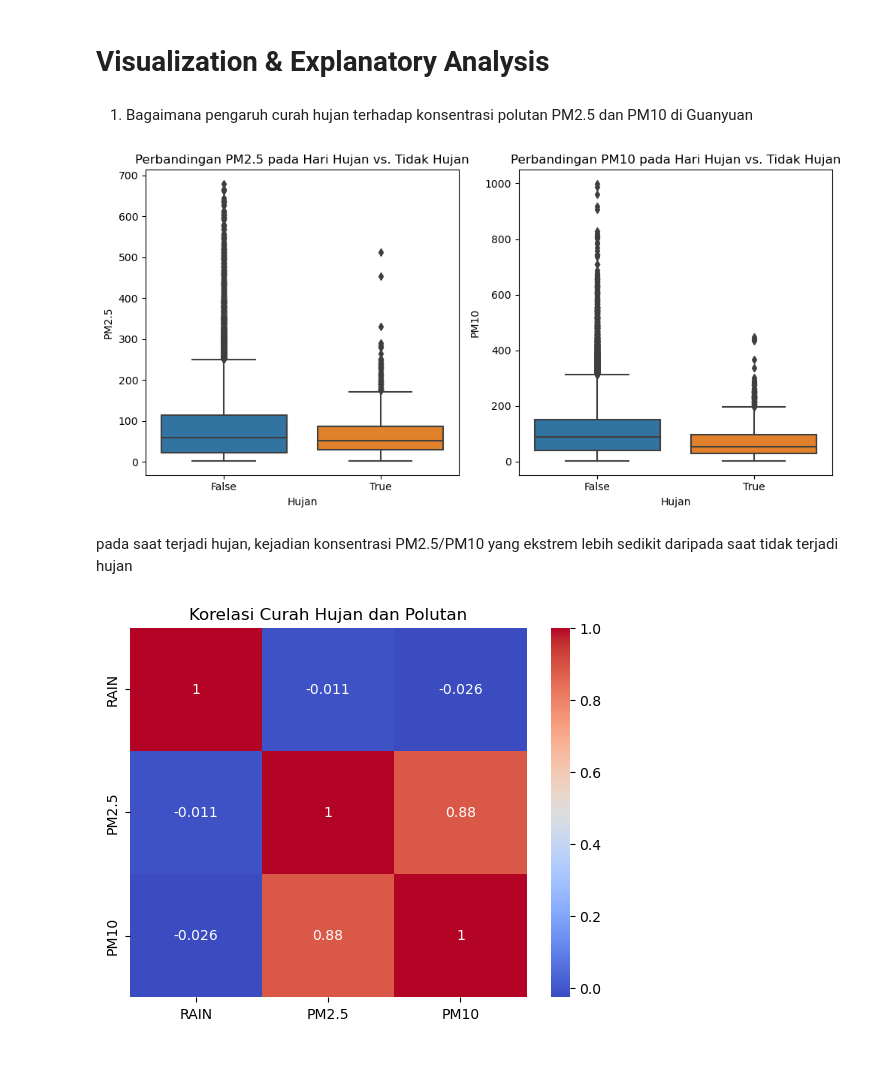
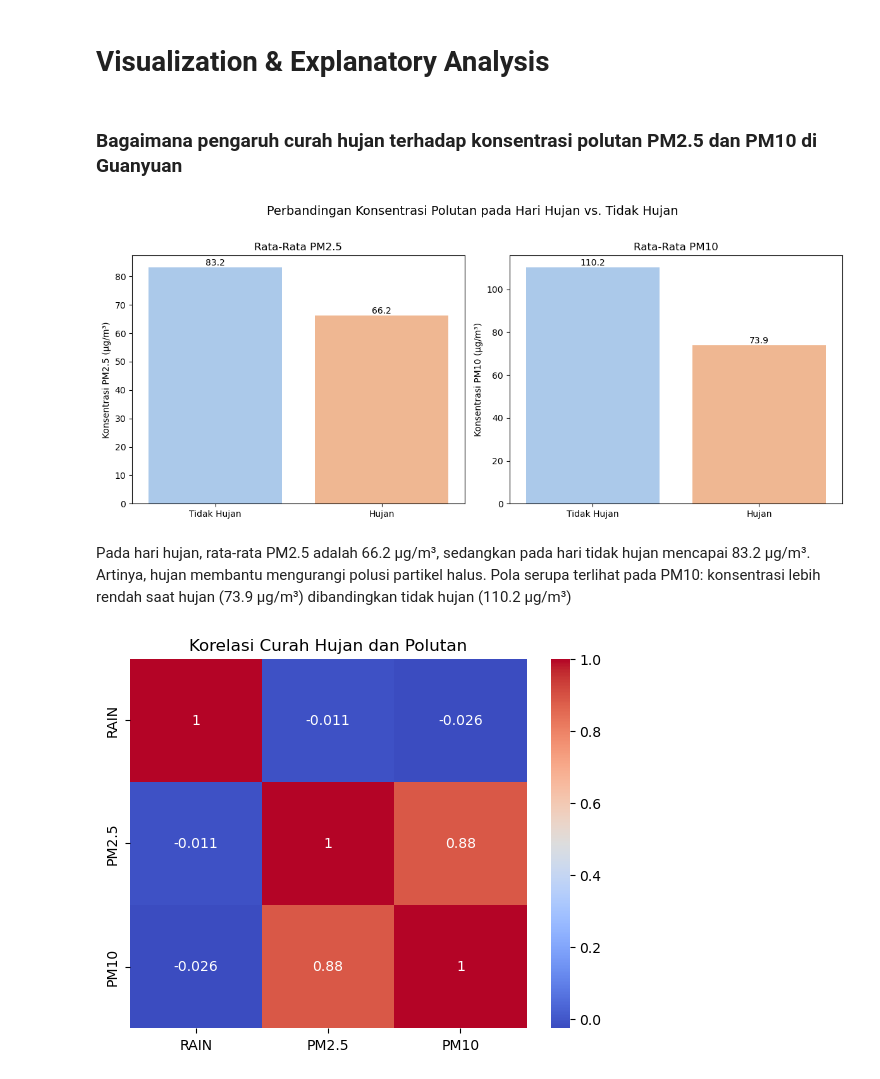
Before and after one commit to phanorama/analisisdata, a Jupyter notebook: notebook.ipynb, the cells around one changed output. Cells and saved outputs as stored; diff of their text form; code cells hidden in the pictures.

```diff
--- a/notebook.ipynb
+++ b/notebook.ipynb
@@ -228,31 +275,55 @@ musim_avg
 # %% [markdown]
 # Visualization & Explanatory Analysis
 # %% [markdown]
-1. Bagaimana pengaruh curah hujan terhadap konsentrasi polutan PM2.5 dan PM10 di Guanyuan
+### Bagaimana pengaruh curah hujan terhadap konsentrasi polutan PM2.5 dan PM10 di Guanyuan
 # %%
-df['hujan'] = df['RAIN'] > 0
+# Hitung rata-rata PM2.5 dan PM10 untuk hari hujan vs. tidak hujan
+agg_data = df.groupby('hujan')[['PM2.5', 'PM10']].mean().reset_index()
+agg_data['hujan'] = agg_data['hujan'].map({True: 'Hujan', False: 'Tidak Hujan'})
+
 # Buat figure dengan 2 subplot (1 baris, 2 kolom)
-fig, axes = plt.subplots(1, 2, figsize=(10, 5))
+fig, axes = plt.subplots(1, 2, figsize=(12, 5))
 
-# Boxplot untuk PM2.5
-sns.boxplot(data=df, x='hujan', y='PM2.5', ax=axes[0])
-axes[0].set_title('Perbandingan PM2.5 pada Hari Hujan vs. Tidak Hujan')
-axes[0].set_xlabel('Hujan')
-axes[0].set_ylabel('PM2.5')
+# Bar chart untuk PM2.5
+sns.barplot(data=agg_data, x='hujan', y='PM2.5', ax=axes[0], palette='pastel')
+axes[0].set_title('Rata-Rata PM2.5', fontsize=12)
+axes[0].set_xlabel('')
+axes[0].set_ylabel('Konsentrasi PM2.5 (µg/m³)')
 
-# Boxplot untuk PM10
-sns.boxplot(data=df, x='hujan', y='PM10', ax=axes[1])
-axes[1].set_title('Perbandingan PM10 pada Hari Hujan vs. Tidak Hujan')
-axes[1].set_xlabel('Hujan')
-axes[1].set_ylabel('PM10')
+# Tambahkan nilai di atas bar
+for p in axes[0].patches:
+    axes[0].annotate(
+        f"{p.get_height():.1f}",
+        (p.get_x() + p.get_width() / 2, p.get_height()),
+        ha='center',
+        va='bottom',
+        fontsize=10
+    )
 
-# Tampilkan plot
+# Bar chart untuk PM10
+sns.barplot(data=agg_data, x='hujan', y='PM10', ax=axes[1], palette='pastel')
+axes[1].set_title('Rata-Rata PM10', fontsize=12)
+axes[1].set_xlabel('')
+axes[1].set_ylabel('Konsentrasi PM10 (µg/m³)')
+
+# Tambahkan nilai di atas bar
+for p in axes[1].patches:
+    axes[1].annotate(
+        f"{p.get_height():.1f}",
+        (p.get_x() + p.get_width() / 2, p.get_height()),
+        ha='center',
+        va='bottom',
+        fontsize=10
+    )
+
+# Atur layout dan tampilkan
+plt.suptitle('Perbandingan Konsentrasi Polutan pada Hari Hujan vs. Tidak Hujan', y=1.02, fontsize=14)
 plt.tight_layout()
 plt.show()
 # %% [output]
-[figure, old version]
+[figure, new version]
-# %% [markdown]
-pada saat terjadi hujan, kejadian konsentrasi PM2.5/PM10 yang ekstrem lebih sedikit daripada saat tidak terjadi hujan
+# %% [markdown]
+Pada hari hujan, rata-rata PM2.5 adalah 66.2 µg/m³, sedangkan pada hari tidak hujan mencapai 83.2 µg/m³. Artinya, hujan membantu mengurangi polusi partikel halus. Pola serupa terlihat pada PM10: konsentrasi lebih rendah saat hujan (73.9 µg/m³) dibandingkan tidak hujan (110.2 µg/m³)
 # %%
 corr_matrix = df[['RAIN', 'PM2.5', 'PM10']].corr()
 sns.heatmap(corr_matrix, annot=True, cmap='coolwarm')
```
Also changed, not shown: parts of 15 cells of this notebook, 1 other file.
